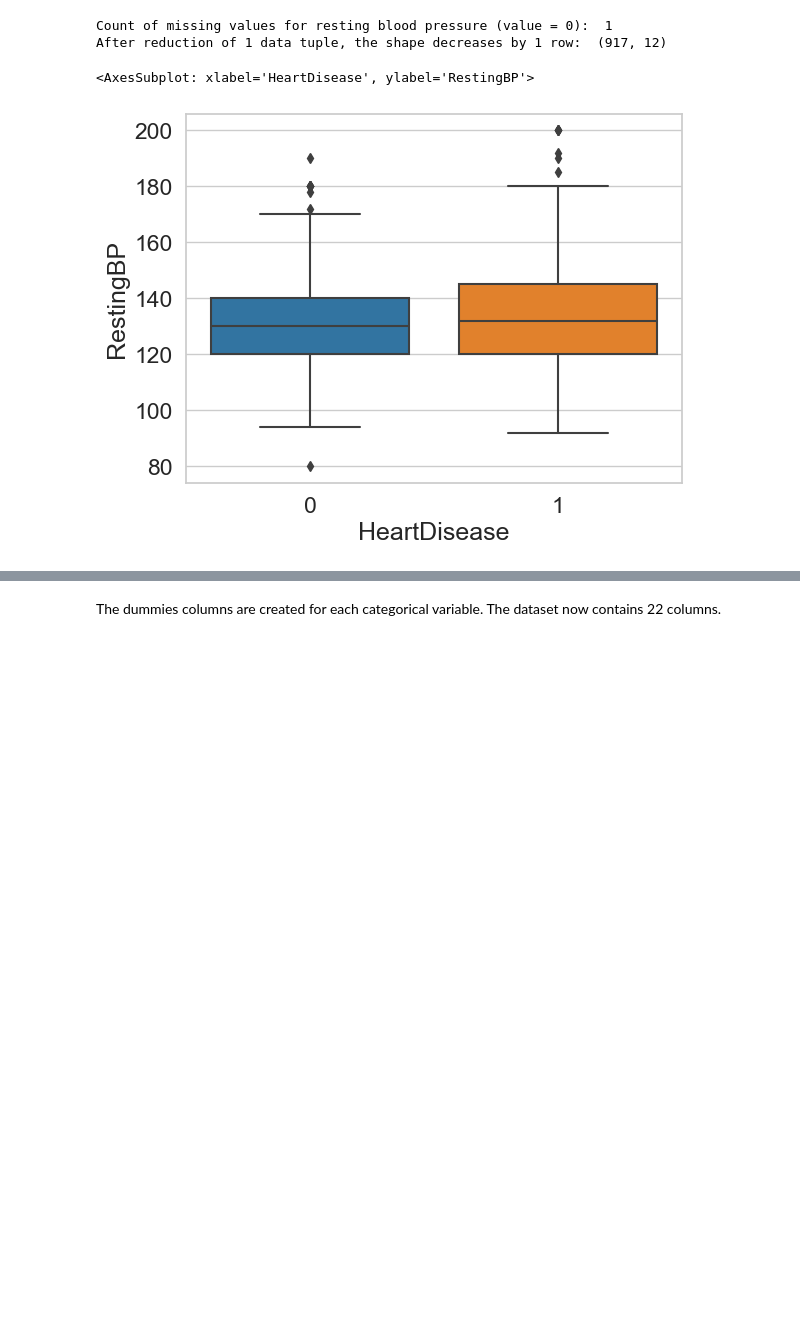
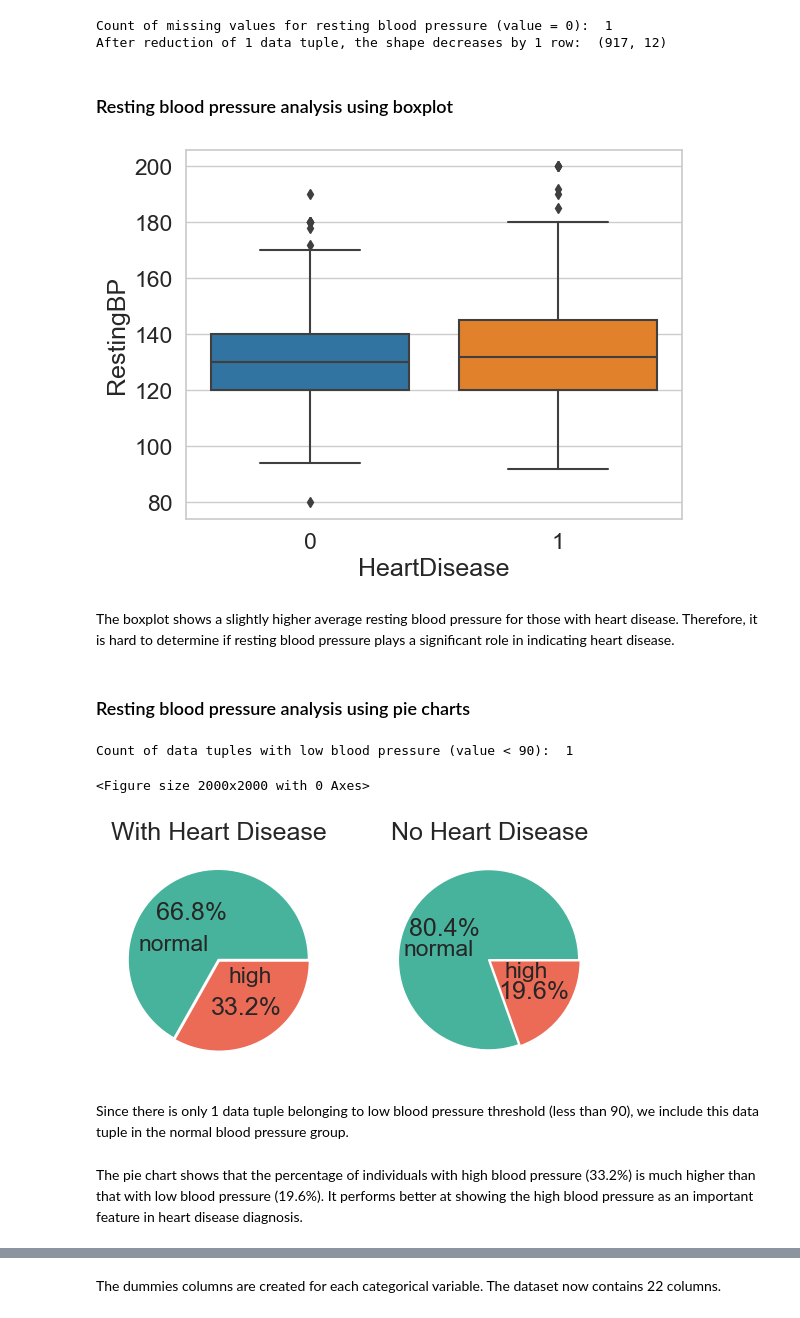
Before and after one commit to davednguyen/CPSC5305_Team_DataGeeks, a Jupyter notebook: HeartAttackPrediction.ipynb, the cells around one changed output, grey strips where cells are left out. Saved outputs shown, nothing was run; the diff lists cells and outputs as text; code cells hidden in the pictures; blank space fills up the shorter version.

```diff
--- a/HeartAttackPrediction.ipynb
+++ b/HeartAttackPrediction.ipynb
@@ -319,9 +346,44 @@ print("After reduction of 1 data tuple, the shape decreases by 1 row: ", df.shap
 # %% [output]
 Count of missing values for resting blood pressure (value = 0):  1
 After reduction of 1 data tuple, the shape decreases by 1 row:  (917, 12)
+# %% [markdown]
+### Resting blood pressure analysis using boxplot
 # %%
 # boxplot of restingBP vs. Heart Disease
+sns.set_context('notebook',font_scale = 1.5)
 sns.boxplot(x=df['HeartDisease'], y=df['RestingBP'])
+plt.savefig('figures/RestingBPAnalysisBoxplot')
 # %% [output]
-<AxesSubplot: xlabel='HeartDisease', ylabel='RestingBP'>
 [figure]
+# %% [markdown]
+The boxplot shows a slightly higher average resting blood pressure for those with heart disease. Therefore, it is hard to determine if resting blood pressure plays a significant role in indicating heart disease.
+# %% [markdown]
+### Resting blood pressure analysis using pie charts
+# %%
+print("Count of data tuples with low blood pressure (value < 90): ",
+      len(df[df['RestingBP'] < 90]))
+
+normalBPD = df[(df.RestingBP<140) & (df.HeartDisease==1)]
+highBPD = df[(df.RestingBP>140) & (df.HeartDisease==1)]
+
+normalBP = df[(df.RestingBP<140) & (df.HeartDisease==0)]
+highBP = df[(df.RestingBP>140) & (df.HeartDisease==0)]
+
+colors = ['#47B39C','#EC6B56']
+plt.figure(figsize=(20,20))
+sns.set_context('notebook',font_scale = 1.5)
+fig, ax = plt.subplots(1,2, sharex='all', sharey='all')
+
+ax[0].pie([len(normalBPD),len(highBPD)],labels=['normal','high'],colors=colors, explode= [0.01,0.01], autopct='%1.1f%%', labeldistance = 0.2)
+ax[0].set_title('With Heart Disease')
+ax[1].pie([len(normalBP),len(highBP)],labels=['normal','high'],colors=colors, explode= [0.01,0.01], autopct='%1.1f%%', labeldistance = 0.2)
+ax[1].set_title('No Heart Disease')
+plt.savefig('figures/RestingBPAnalysisPie.jpg')
+# %% [output]
+Count of data tuples with low blood pressure (value < 90):  1
+<Figure size 2000x2000 with 0 Axes>
+[figure, added]
+# %% [markdown]
+Since there is only 1 data tuple belonging to low blood pressure threshold (less than 90), we include this data tuple in the normal blood pressure group.
+# %% [markdown]
+The pie chart shows that the percentage of individuals with high blood pressure (33.2%) is much higher than that with low blood pressure (19.6%). It performs better at showing the high blood pressure as an important feature in heart disease diagnosis.
```
Also changed, not shown: parts of 27 cells of this notebook, 6 other files.
